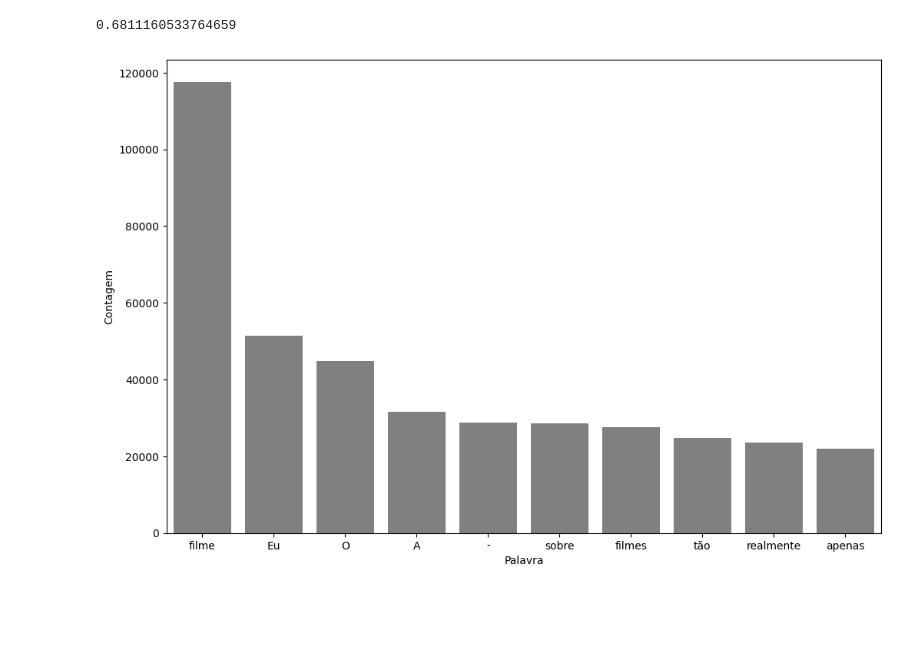
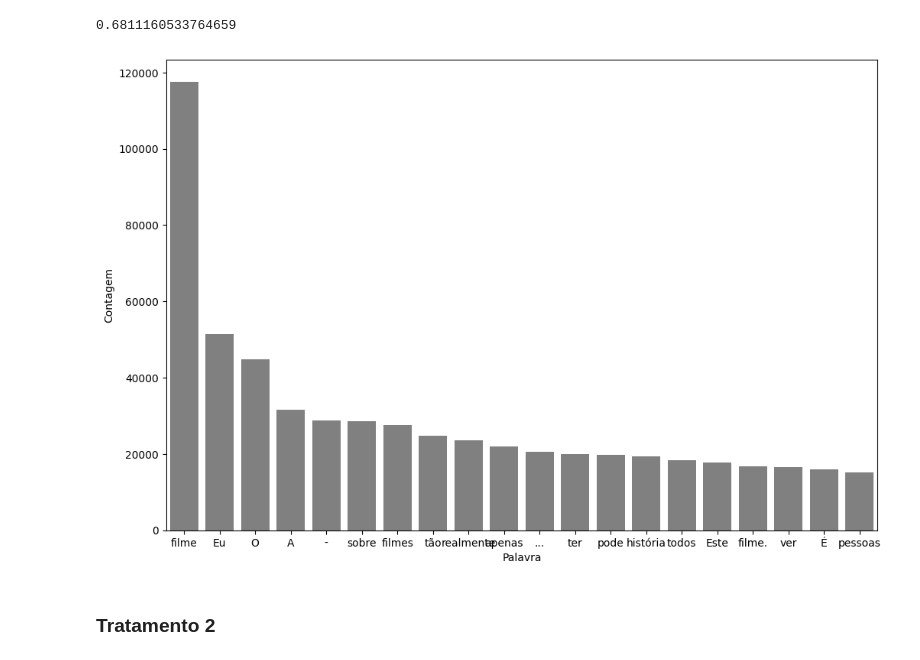
Before and after one commit to rodrigofer89/NLP, a Jupyter notebook: NLP_IMDB/IMDB.ipynb, the cells around one changed output. Saved outputs shown, nothing was run; the diff lists cells and outputs as text; code cells hidden in the pictures; blank space fills up the shorter version.

Commit message:
Continuando os tratamentos na base IMDB

```diff
--- a/NLP_IMDB/IMDB.ipynb
+++ b/NLP_IMDB/IMDB.ipynb
@@ -226,7 +226,7 @@ def  pareto(texto, coluna_texto, quantidade):
                                  'Frequencia': list(frequencia.values())})
 
    # usando o nlargest para trazer apenas as 10 palavras mais frequentes
-   df_frequencia = df_frequencia.nlargest(columns = 'Frequencia', n = 10)
+   df_frequencia = df_frequencia.nlargest(columns = 'Frequencia', n = 20)
 
    # Tamanho da imagem
    plt.figure(figsize = (12, 8))
@@ -236,5 +236,5 @@ def  pareto(texto, coluna_texto, quantidade):
    ax.set(ylabel = 'Contagem')
    plt.show()
 
-pareto(df, 'text_pt', 10)
+pareto(df, 'text_pt', 20)
 # %% [output]
@@ -272,6 +272,8 @@ classificar_texto(df, 'tratamento_1', 'classificacao')
 0.6811160533764659
 # %%
 # Observando o diagrama de pareto
-pareto(df, 'tratamento_1', 10)
+pareto(df, 'tratamento_1', 20)
 # %% [output]
-[figure, old version]
+[figure, new version]
+# %% [markdown]
+### Tratamento 2
```
Also changed, not shown: parts of 13 cells of this notebook.
